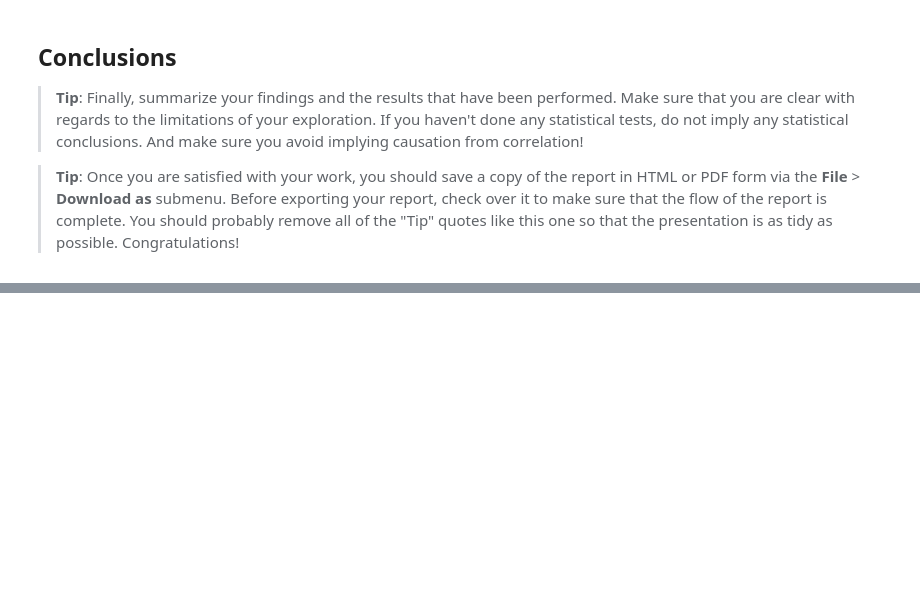
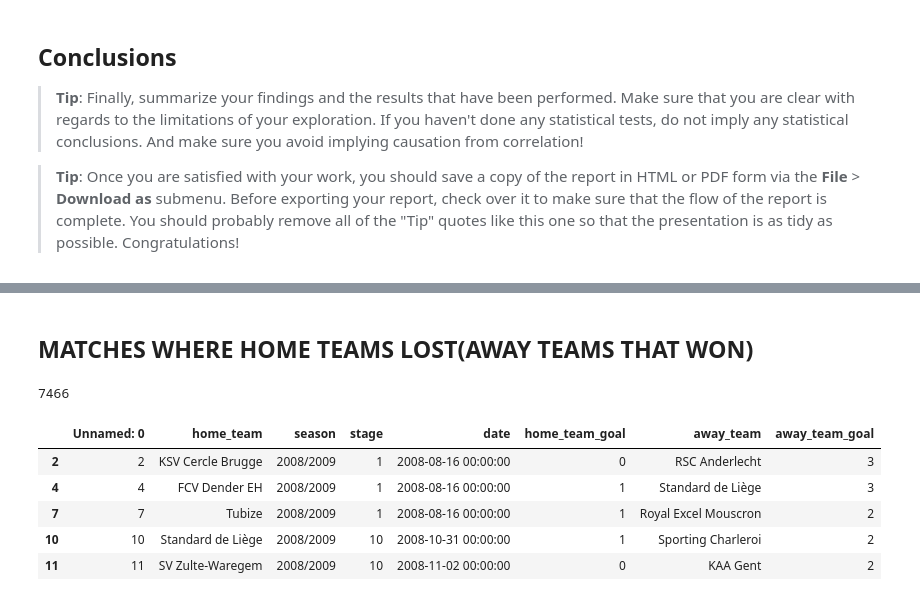
Before and after one commit to Atwinenickson/soccer_analysis, a Jupyter notebook: investigate-a-dataset-template.ipynb, the cells around one changed output, grey strips where cells are left out. Drawn from its saved outputs; the diff is of its cells as text; code cells hidden in the pictures; blank space fills up the shorter version.

```diff
--- a/investigate-a-dataset-template.ipynb
+++ b/investigate-a-dataset-template.ipynb
@@ -528,0 +688,15 @@ Above40
+# %% [markdown]
+## MATCHES WHERE HOME TEAMS LOST(AWAY TEAMS THAT WON)
+# %%
+away_win_head_to_head = pd.read_csv('head_to_head_matches.csv')
+teams_lost = away_win_head_to_head[away_win_head_to_head['home_team_goal'] < away_win_head_to_head['away_team_goal']]
+print(teams_lost[teams_lost.columns[0]].count())
+teams_lost.head()
+# %% [output]
+7466
+|  | Unnamed: 0 | home_team | season | stage | date | home_team_goal | away_team | away_team_goal |
+| 2 | 2 | KSV Cercle Brugge | 2008/2009 | 1 | 2008-08-16 00:00:00 | 0 | RSC Anderlecht | 3 |
+| 4 | 4 | FCV Dender EH | 2008/2009 | 1 | 2008-08-16 00:00:00 | 1 | Standard de Liège | 3 |
+| 7 | 7 | Tubize | 2008/2009 | 1 | 2008-08-16 00:00:00 | 1 | Royal Excel Mouscron | 2 |
+| 10 | 10 | Standard de Liège | 2008/2009 | 10 | 2008-10-31 00:00:00 | 1 | Sporting Charleroi | 2 |
+| 11 | 11 | SV Zulte-Waregem | 2008/2009 | 10 | 2008-11-02 00:00:00 | 0 | KAA Gent | 2 |
```
Also changed, not shown: parts of 74 cells of this notebook.
